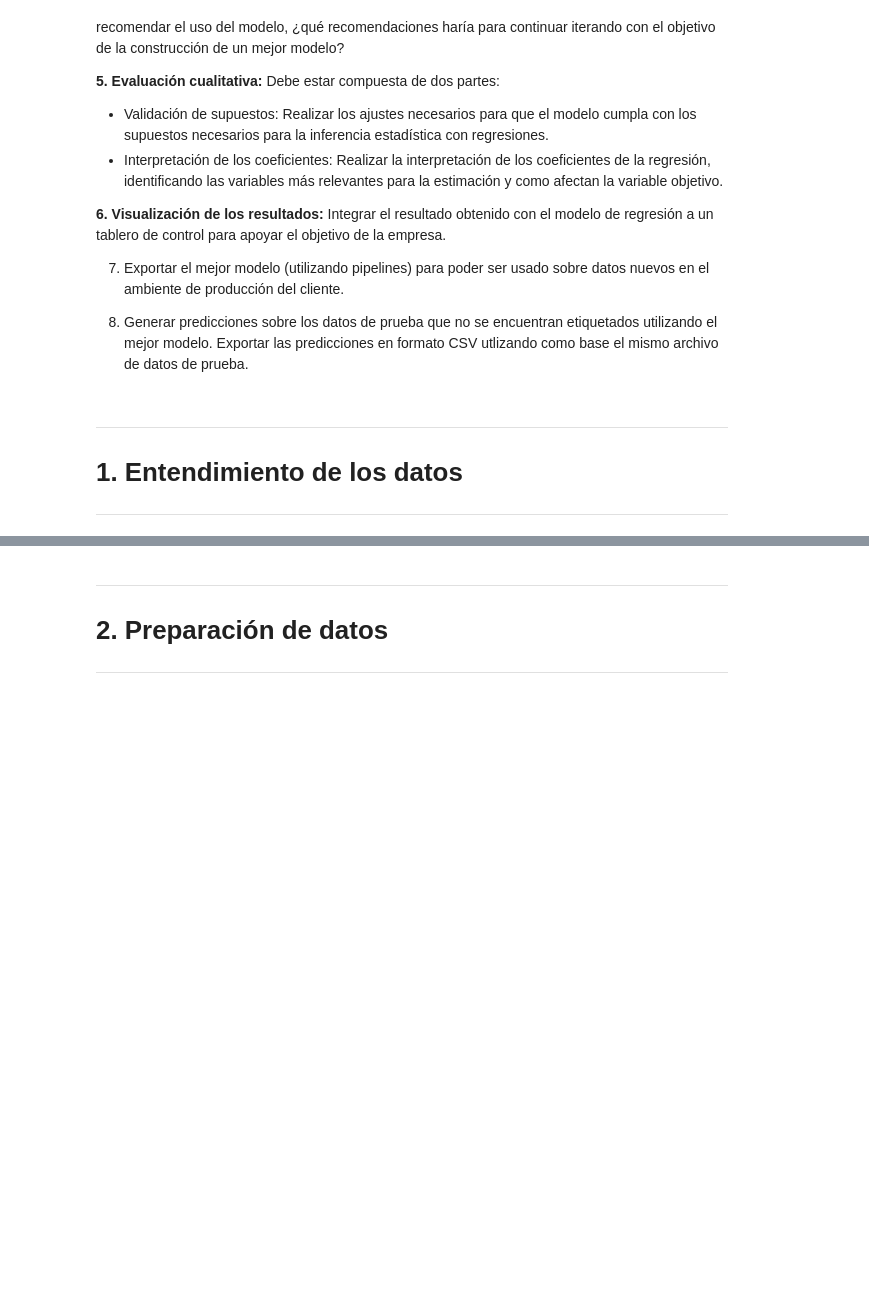
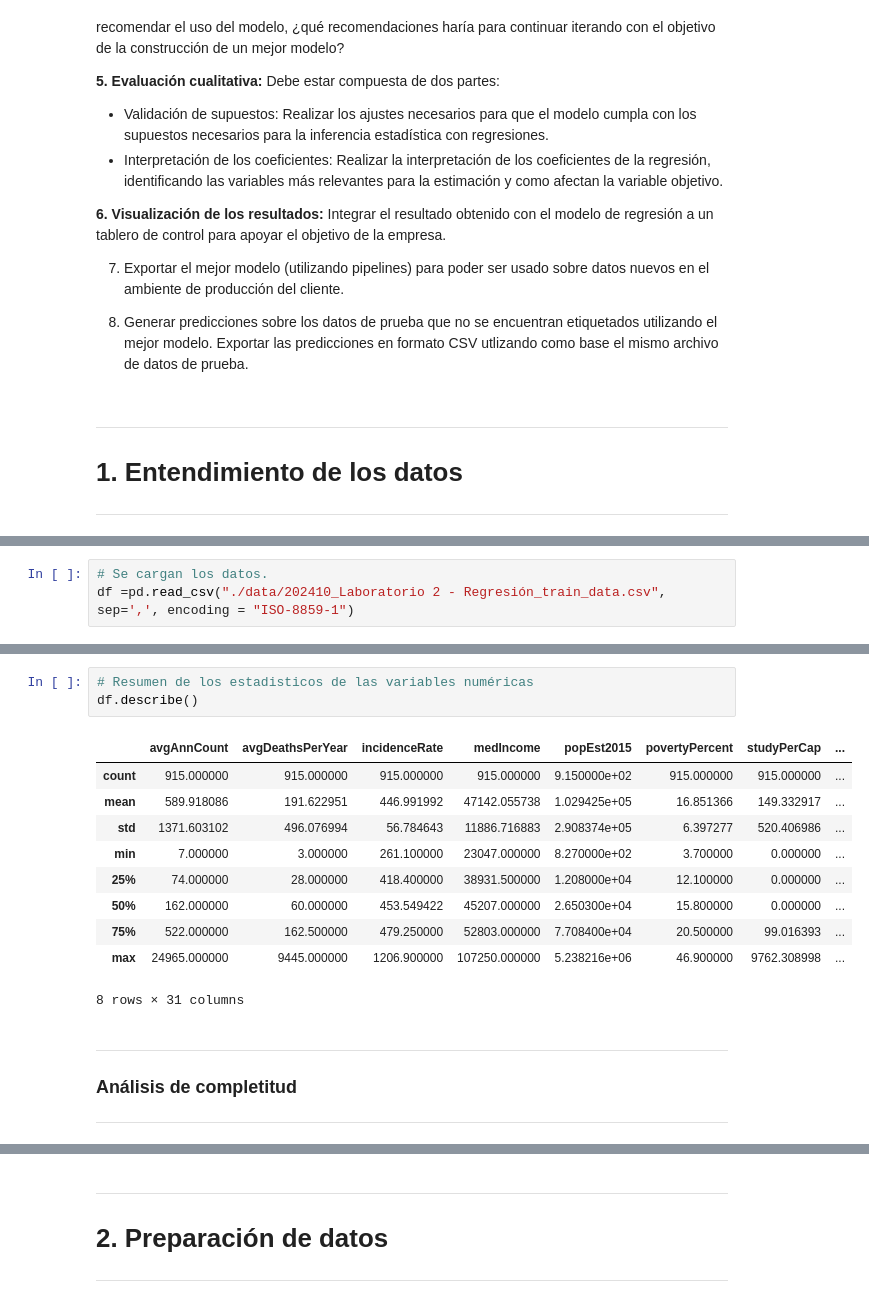
Before and after one commit to ISIS3301-Business-Intelligence/Laboratorio_2, a Jupyter notebook: Laboratorio2.ipynb, the cells around one changed output, grey strips where cells are left out. Drawn from its saved outputs; the diff is of its cells as text; blank space fills up the shorter version.

Commit message:
Carga de Datos, Porcentaje Nulos

```diff
--- a/Laboratorio2.ipynb
+++ b/Laboratorio2.ipynb
@@ -68,0 +90,3 @@ __6. Visualización de los resultados:__ Integrar el resultado obtenido con el m
+# %%
+# Se cargan los datos.
+df =pd.read_csv("./data/202410_Laboratorio 2 - Regresión_train_data.csv", sep=',', encoding = "ISO-8859-1")
@@ -68,0 +130,18 @@ __6. Visualización de los resultados:__ Integrar el resultado obtenido con el m
+# %%
+# Resumen de los estadisticos de las variables numéricas
+df.describe()
+# %% [output]
+|  | avgAnnCount | avgDeathsPerYear | incidenceRate | medIncome | popEst2015 | povertyPercent | studyPerCap | ... |
+| count | 915.000000 | 915.000000 | 915.000000 | 915.000000 | 9.150000e+02 | 915.000000 | 915.000000 | ... |
+| mean | 589.918086 | 191.622951 | 446.991992 | 47142.055738 | 1.029425e+05 | 16.851366 | 149.332917 | ... |
+| std | 1371.603102 | 496.076994 | 56.784643 | 11886.716883 | 2.908374e+05 | 6.397277 | 520.406986 | ... |
+| min | 7.000000 | 3.000000 | 261.100000 | 23047.000000 | 8.270000e+02 | 3.700000 | 0.000000 | ... |
+| 25% | 74.000000 | 28.000000 | 418.400000 | 38931.500000 | 1.208000e+04 | 12.100000 | 0.000000 | ... |
+| 50% | 162.000000 | 60.000000 | 453.549422 | 45207.000000 | 2.650300e+04 | 15.800000 | 0.000000 | ... |
+| 75% | 522.000000 | 162.500000 | 479.250000 | 52803.000000 | 7.708400e+04 | 20.500000 | 99.016393 | ... |
+| max | 24965.000000 | 9445.000000 | 1206.900000 | 107250.000000 | 5.238216e+06 | 46.900000 | 9762.308998 | ... |
+8 rows × 31 columns
+# %% [markdown]
+--------------------------------
+### **Análisis de completitud**
+--------------------------------
```
Also changed, not shown: parts of 6 cells of this notebook.
